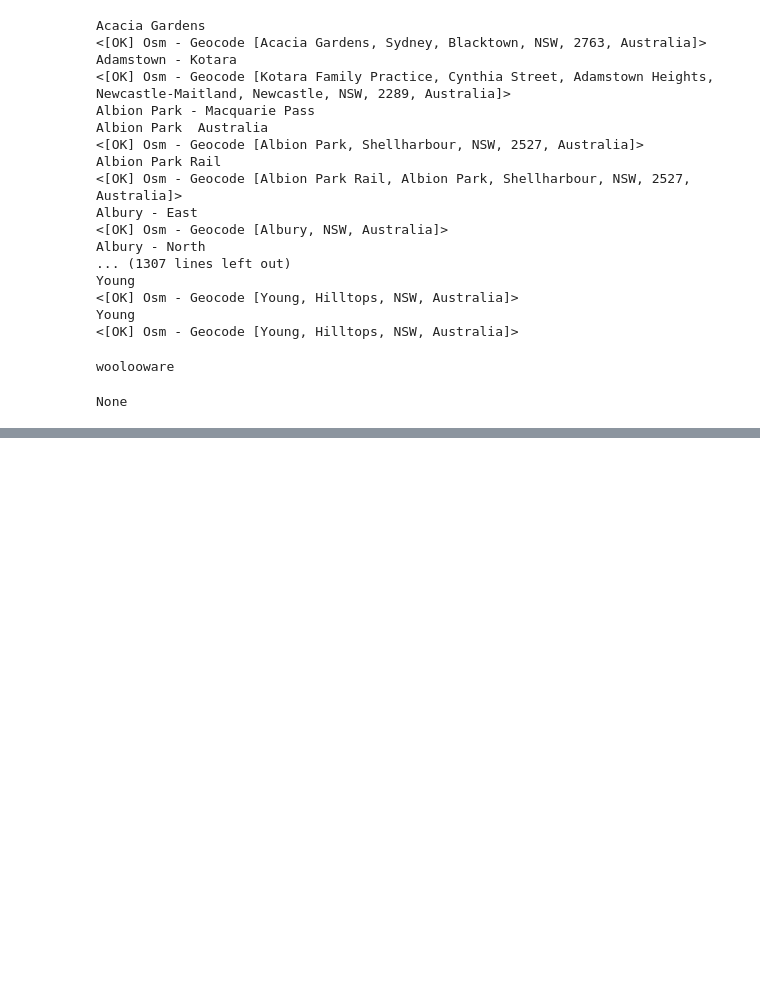
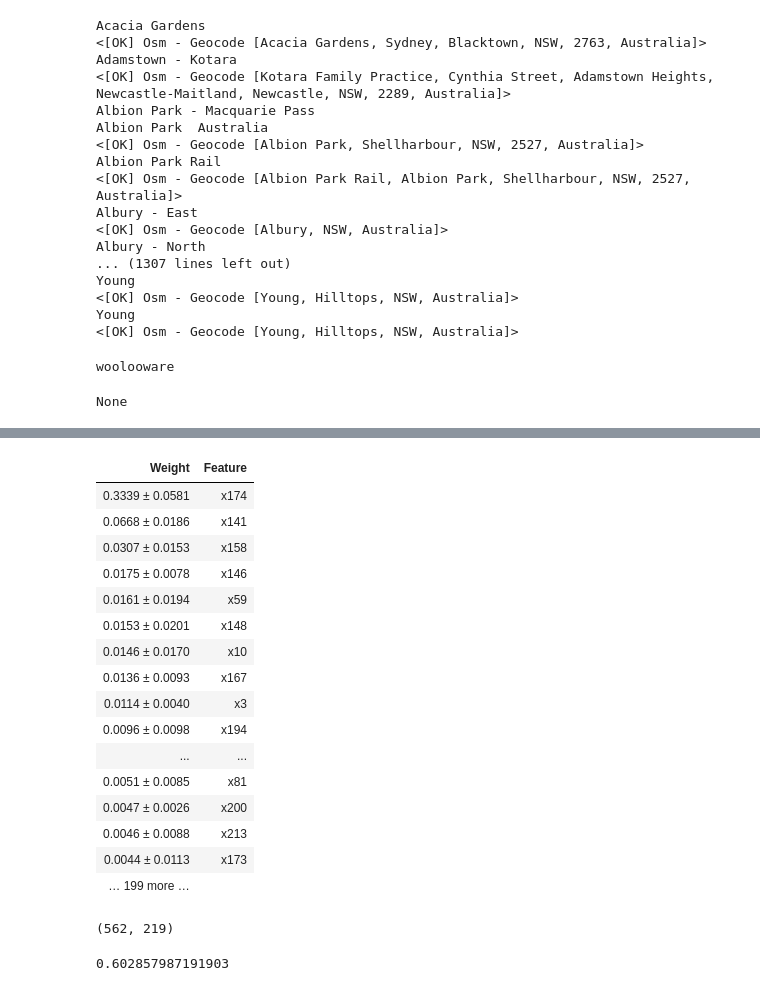
Before and after one commit to blkemp/ABS-Region-Data, a Jupyter notebook: Cycling.ipynb, the cells around one changed output, grey strips where cells are left out. Drawn from its saved outputs; the diff is of its cells as text; code cells hidden in the pictures; blank space fills up the shorter version.

```diff
--- a/Cycling.ipynb
+++ b/Cycling.ipynb
@@ -181,0 +267,30 @@ df.shape
+# %%
+perm = eli5.sklearn.PermutationImportance(rf).fit(X_test, y_test)
+eli5.show_weights(perm)
+# %% [output]
+| Weight | Feature |
+| 0.3339 ± 0.0581 | x174 |
+| 0.0668 ± 0.0186 | x141 |
+| 0.0307 ± 0.0153 | x158 |
+| 0.0175 ± 0.0078 | x146 |
+| 0.0161 ± 0.0194 | x59 |
+| 0.0153 ± 0.0201 | x148 |
+| 0.0146 ± 0.0170 | x10 |
+| 0.0136 ± 0.0093 | x167 |
+| 0.0114 ± 0.0040 | x3 |
+| 0.0096 ± 0.0098 | x194 |
+| ... | ... |
+| 0.0051 ± 0.0085 | x81 |
+| 0.0047 ± 0.0026 | x200 |
+| 0.0046 ± 0.0088 | x213 |
+| 0.0044 ± 0.0113 | x173 |
+| … 199 more … |  |
+# %%
+X.shape
+# %% [output]
+(562, 219)
+# %%
+from sklearn.metrics import r2_score
+r2_score(y_test, y_pred)
+# %% [output]
+0.602857987191903
```
Also changed, not shown: parts of 11 cells of this notebook.
